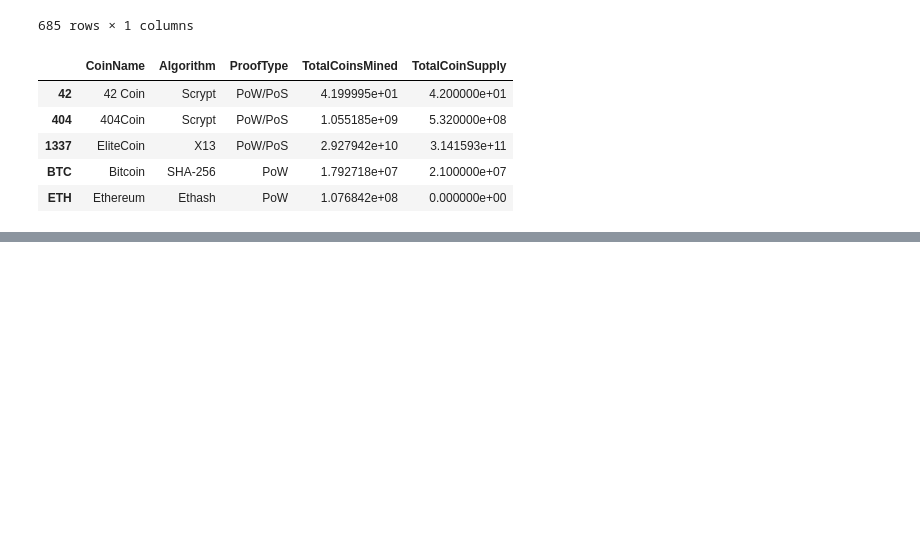
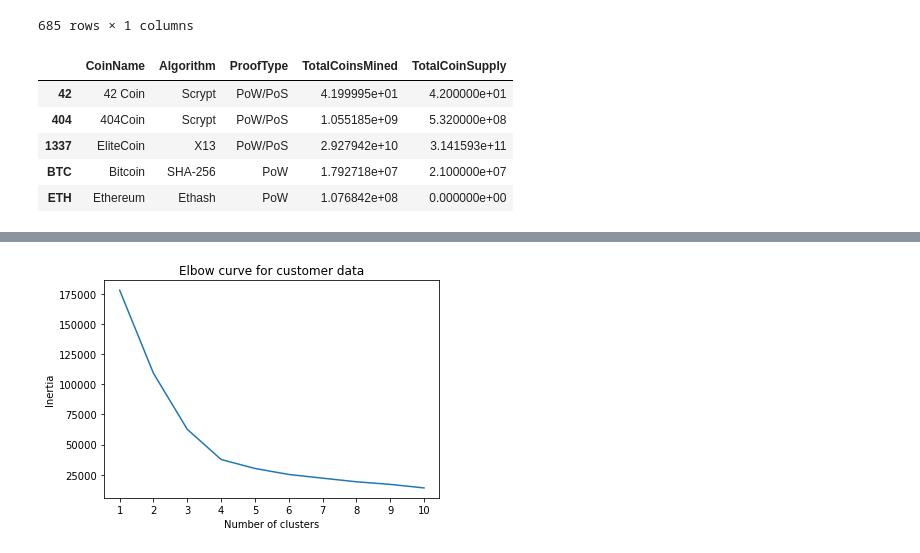
Before and after one commit to ghhyc/Unsupervised-Machine-Learning-Cryptocurrency-Clusters, a Jupyter notebook: Cryptocurrency-Clusters.ipynb, the cells around one changed output, grey strips where cells are left out. Saved outputs shown, nothing was run; the diff lists cells and outputs as text; code cells hidden in the pictures; blank space fills up the shorter version.

```diff
--- a/Cryptocurrency-Clusters.ipynb
+++ b/Cryptocurrency-Clusters.ipynb
@@ -183,22 +235,14 @@ pca.explained_variance_ratio_
 # %%
-# Finding the best value for k
 inertia = []
 k = list(range(1, 11))
 
 # Calculate the inertia for the range of k values
 for i in k:
-    km = KMeans(n_clusters=i, random_state=0)
-    km.fit(df_iris_pca)
-
+    km = KMeans(n_clusters=i)
+    km.fit(tsne_features)
     inertia.append(km.inertia_)
 
-# Creating the Elbow Curve
+# Create the Elbow Curve using hvPlot
 elbow_data = {"k": k, "inertia": inertia}
 df_elbow = pd.DataFrame(elbow_data)
-
-plt.plot(df_elbow['k'], df_elbow['inertia'])
-plt.xticks(list(range(11)))
-plt.title('Elbow Curve')
-plt.xlabel('Number of clusters')
-plt.ylabel('Inertia')
-plt.show()
+df_elbow.head()
@@ -226,0 +256,10 @@ plt.show()
+# %%
+# Plot the elbow curve to find the best candidate(s) for k
+plt.plot(df_elbow['k'], df_elbow['inertia'])
+plt.xticks(range(1,11))
+plt.xlabel('Number of clusters')
+plt.ylabel('Inertia')
+plt.title('Elbow curve for customer data')
+plt.show()
+# %% [output]
+[figure, added]
```
Also changed, not shown: parts of 22 cells of this notebook.
